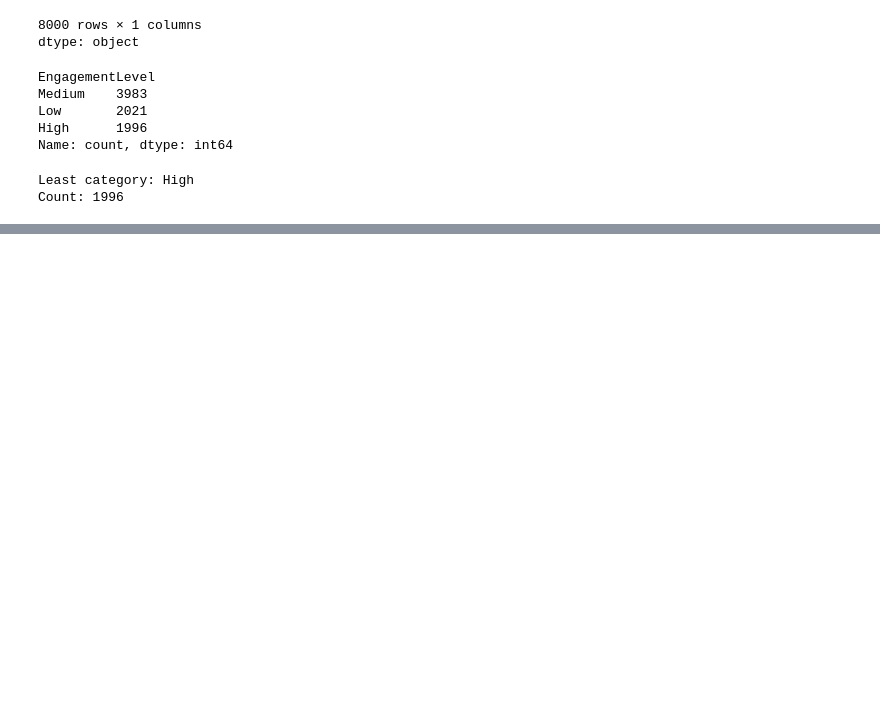
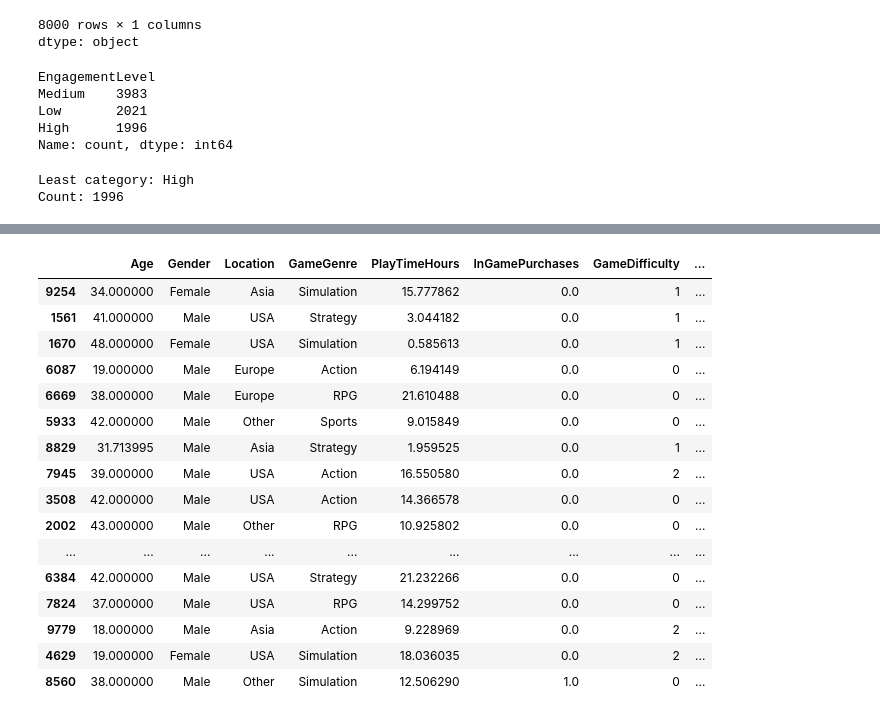
Before and after one commit to 24f3003274-RISHABH/Machine-Learning-Projects, a Jupyter notebook: MLP/MLP_GA_02.ipynb, the cells around one changed output, grey strips where cells are left out. Drawn from its saved outputs; the diff is of its cells as text; code cells hidden in the pictures; blank space fills up the shorter version.

```diff
--- a/MLP/MLP_GA_02.ipynb
+++ b/MLP/MLP_GA_02.ipynb
@@ -144,3 +144,6 @@ print("Count:", least_count)
 # %% [output]
 Least category: High
 Count: 1996
+# %%
+X_test['Age']=X_test['Age'].fillna(X_test['Age'].mean())
+X_test['Age'].sum()
@@ -146,0 +152,16 @@ Count: 1996
+# %%
+X_test['Age']=X_test['Age'].fillna(X_test['Age'].mean())
+X_train['Age']=X_train['Age'].fillna(X_train['Age'].mean())
+
+# X_test['Location']=X_test['Location'].fillna("Other")
+# X_train['Location']=X_train['Location'].fillna("Other")
+
+# Calculate mode from training set
+mode_value = X_train['GameDifficulty'].mode()[0]
+
+# Fill missing values in both train and test
+X_train['GameDifficulty'] = X_train['GameDifficulty'].fillna(mode_value)
+X_test['GameDifficulty']  = X_test['GameDifficulty'].fillna(mode_value)
+
+X_test['InGamePurchases']=X_test['InGamePurchases'].fillna(0.0)
+X_train['InGamePurchases']=X_train['InGamePurchases'].fillna(0.0)
@@ -146,0 +175,4 @@ Count: 1996
+# %%
+# Replace NaN values in Location with "Other"
+X_train['Location'] = X_train['Location'].fillna("Other")
+X_test['Location']  = X_test['Location'].fillna("Other")
@@ -146,0 +200,26 @@ Count: 1996
+# %%
+X_train=X_train.drop('PlayerID',axis=1)
+X_test=X_test.drop('PlayerID',axis=1)
+# %%
+difficulty_map = {'Easy': 0, 'Medium': 1, 'Hard': 2}
+X_train['GameDifficulty'] = X_train['GameDifficulty'].map(difficulty_map)
+X_test['GameDifficulty'] = X_test['GameDifficulty'].map(difficulty_map)
+X_train.head(20)
+# %% [output]
+|  | Age | Gender | Location | GameGenre | PlayTimeHours | InGamePurchases | GameDifficulty | ... |
+| 9254 | 34.000000 | Female | Asia | Simulation | 15.777862 | 0.0 | 1 | ... |
+| 1561 | 41.000000 | Male | USA | Strategy | 3.044182 | 0.0 | 1 | ... |
+| 1670 | 48.000000 | Female | USA | Simulation | 0.585613 | 0.0 | 1 | ... |
+| 6087 | 19.000000 | Male | Europe | Action | 6.194149 | 0.0 | 0 | ... |
+| 6669 | 38.000000 | Male | Europe | RPG | 21.610488 | 0.0 | 0 | ... |
+| 5933 | 42.000000 | Male | Other | Sports | 9.015849 | 0.0 | 0 | ... |
+| 8829 | 31.713995 | Male | Asia | Strategy | 1.959525 | 0.0 | 1 | ... |
+| 7945 | 39.000000 | Male | USA | Action | 16.550580 | 0.0 | 2 | ... |
+| 3508 | 42.000000 | Male | USA | Action | 14.366578 | 0.0 | 0 | ... |
+| 2002 | 43.000000 | Male | Other | RPG | 10.925802 | 0.0 | 0 | ... |
+| ... | ... | ... | ... | ... | ... | ... | ... | ... |
+| 6384 | 42.000000 | Male | USA | Strategy | 21.232266 | 0.0 | 0 | ... |
+| 7824 | 37.000000 | Male | USA | RPG | 14.299752 | 0.0 | 0 | ... |
+| 9779 | 18.000000 | Male | Asia | Action | 9.228969 | 0.0 | 2 | ... |
+| 4629 | 19.000000 | Female | USA | Simulation | 18.036035 | 0.0 | 2 | ... |
+| 8560 | 38.000000 | Male | Other | Simulation | 12.506290 | 1.0 | 0 | ... |
```
Also changed, not shown: parts of 7 cells of this notebook.
